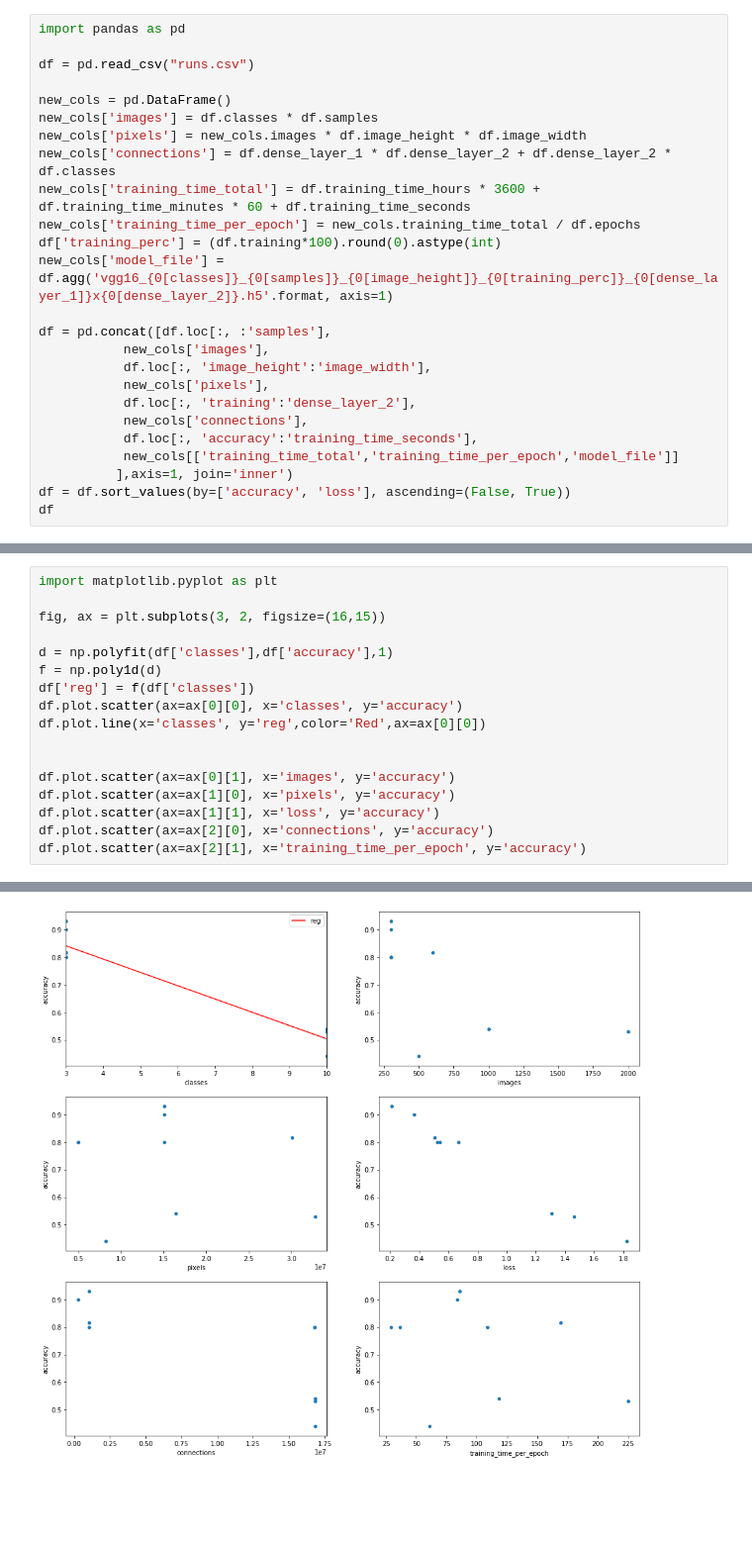
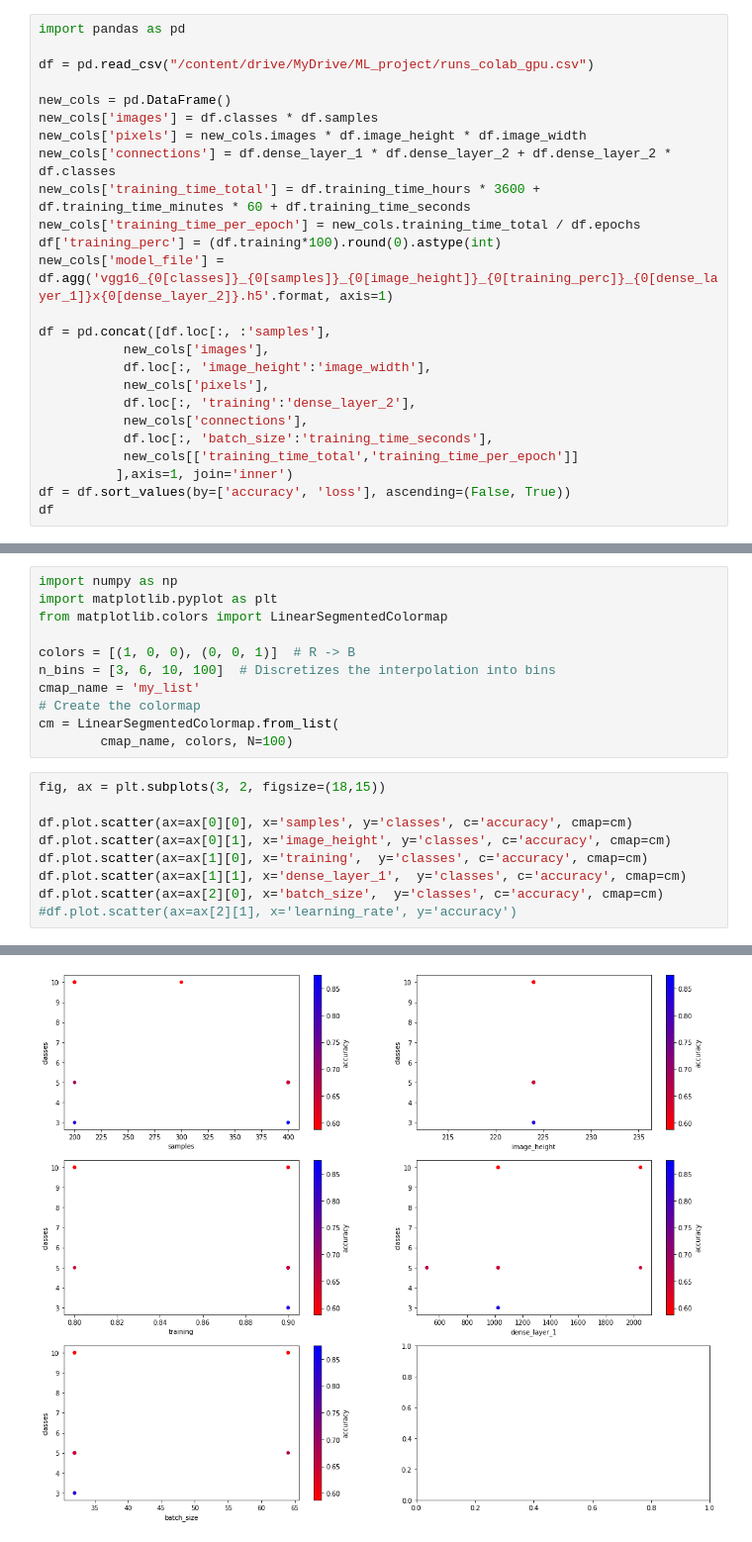
Before and after one commit to lorenzovngl/ml-project, a Jupyter notebook: results.ipynb, the cells around one changed output, grey strips where cells are left out. Shown at 99% size. Drawn from its saved outputs; the diff is of its cells as text; blank space fills up the shorter version.

```diff
--- a/results.ipynb
+++ b/results.ipynb
@@ -1,7 +6,7 @@
 # %%
 import pandas as pd
 
-df = pd.read_csv("runs.csv")
+df = pd.read_csv("/content/drive/MyDrive/ML_project/runs_colab_gpu.csv")
 
 new_cols = pd.DataFrame()
 new_cols['images'] = df.classes * df.samples
@@ -18,8 +23,8 @@ df = pd.concat([df.loc[:, :'samples'],
            new_cols['pixels'],
            df.loc[:, 'training':'dense_layer_2'],
            new_cols['connections'],
-           df.loc[:, 'accuracy':'training_time_seconds'],
-           new_cols[['training_time_total','training_time_per_epoch','model_file']]
+           df.loc[:, 'batch_size':'training_time_seconds'],
+           new_cols[['training_time_total','training_time_per_epoch']]
           ],axis=1, join='inner')
 df = df.sort_values(by=['accuracy', 'loss'], ascending=(False, True))
 df
@@ -37,23 +46,26 @@ df
+# %%
+import numpy as np
+import matplotlib.pyplot as plt
+from matplotlib.colors import LinearSegmentedColormap
+
+colors = [(1, 0, 0), (0, 0, 1)]  # R -> B
+n_bins = [3, 6, 10, 100]  # Discretizes the interpolation into bins
+cmap_name = 'my_list'
+# Create the colormap
+cm = LinearSegmentedColormap.from_list(
+        cmap_name, colors, N=100)
 # %%
-import matplotlib.pyplot as plt
+fig, ax = plt.subplots(3, 2, figsize=(18,15))
 
-fig, ax = plt.subplots(3, 2, figsize=(16,15))
-
-d = np.polyfit(df['classes'],df['accuracy'],1)
-f = np.poly1d(d)
-df['reg'] = f(df['classes'])
-df.plot.scatter(ax=ax[0][0], x='classes', y='accuracy')
-df.plot.line(x='classes', y='reg',color='Red',ax=ax[0][0])
-
-
-df.plot.scatter(ax=ax[0][1], x='images', y='accuracy')
-df.plot.scatter(ax=ax[1][0], x='pixels', y='accuracy')
-df.plot.scatter(ax=ax[1][1], x='loss', y='accuracy')
-df.plot.scatter(ax=ax[2][0], x='connections', y='accuracy')
-df.plot.scatter(ax=ax[2][1], x='training_time_per_epoch', y='accuracy')
+df.plot.scatter(ax=ax[0][0], x='samples', y='classes', c='accuracy', cmap=cm)
+df.plot.scatter(ax=ax[0][1], x='image_height', y='classes', c='accuracy', cmap=cm)
+df.plot.scatter(ax=ax[1][0], x='training',  y='classes', c='accuracy', cmap=cm)
+df.plot.scatter(ax=ax[1][1], x='dense_layer_1',  y='classes', c='accuracy', cmap=cm)
+df.plot.scatter(ax=ax[2][0], x='batch_size',  y='classes', c='accuracy', cmap=cm)
+#df.plot.scatter(ax=ax[2][1], x='learning_rate', y='accuracy')
 # %% [output]
 <matplotlib.axes._subplots.AxesSubplot at 0x...>
-[figure, old version]
+[figure, new version]
 # %%
 f = plt.figure(figsize=(19, 15))
 plt.matshow(df.corr(), fignum=f.number)
```
Also changed, not shown: parts of 3 cells of this notebook, 2 other files.
